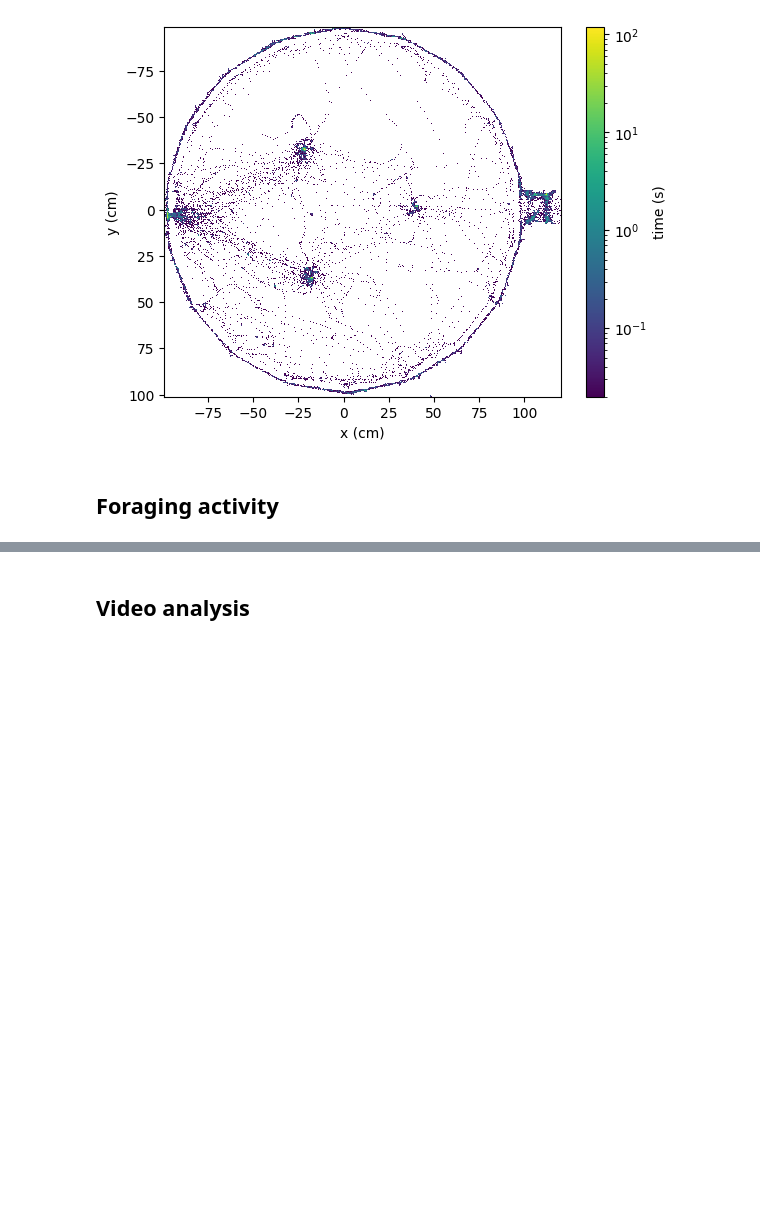
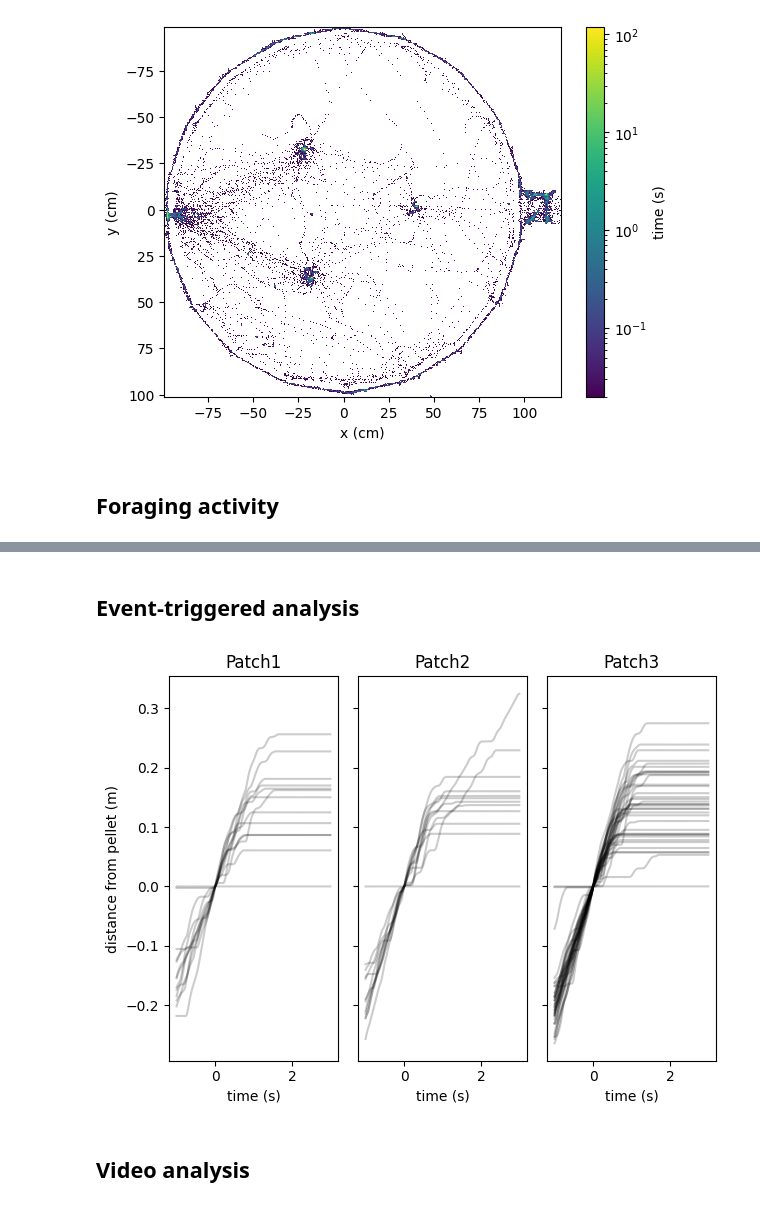
Before and after one commit to SainsburyWellcomeCentre/aeon_mecha, a Jupyter notebook: docs/examples/io_api_example.ipynb, the cells around one changed output, grey strips where cells are left out. Drawn from its saved outputs; the diff is of its cells as text; code cells hidden in the pictures; blank space fills up the shorter version.

```diff
--- a/docs/examples/io_api_example.ipynb
+++ b/docs/examples/io_api_example.ipynb
@@ -64,3 +67,29 @@ plt.show()
+# %% [markdown]
+## Event-triggered analysis
+# %%
+fig, axes = plt.subplots(1, 3, sharey=True)
+
+for i, patch in enumerate(patches):
+    # get patch state at each pellet delivery
+    patch_state = pellet_deliveries[patch].assign(count=pellet_deliveries[patch].offset.notna().cumsum())
+
+    # correlate patch state with wheel data with a time delay
+    foraging_state = patch_state.shift(freq='-1s').join(patch_distance[patch], how='outer').ffill().dropna()
+
+    # group wheel data by pellet delivery and align on first second
+    for _, v in foraging_state.groupby("count"):
+        bout_distance = v.head(200).angle.to_frame()
+        bout_distance -= bout_distance.iloc[50]
+        bout_distance.index = (bout_distance.index - bout_distance.index[50]).total_seconds()
+        bout_distance.angle.plot(ax=axes[i], style='k', alpha=0.2)
+    axes[i].set_title(patch)
+    axes[i].set_ylabel('distance from pellet (m)')
+    axes[i].set_xlabel('time (s)')
+
+plt.tight_layout()
+plt.show()
+# %% [output]
+[figure, added]
 # %% [markdown]
 ## Video analysis
 # %%
```
Also changed, not shown: parts of 3 cells of this notebook.
